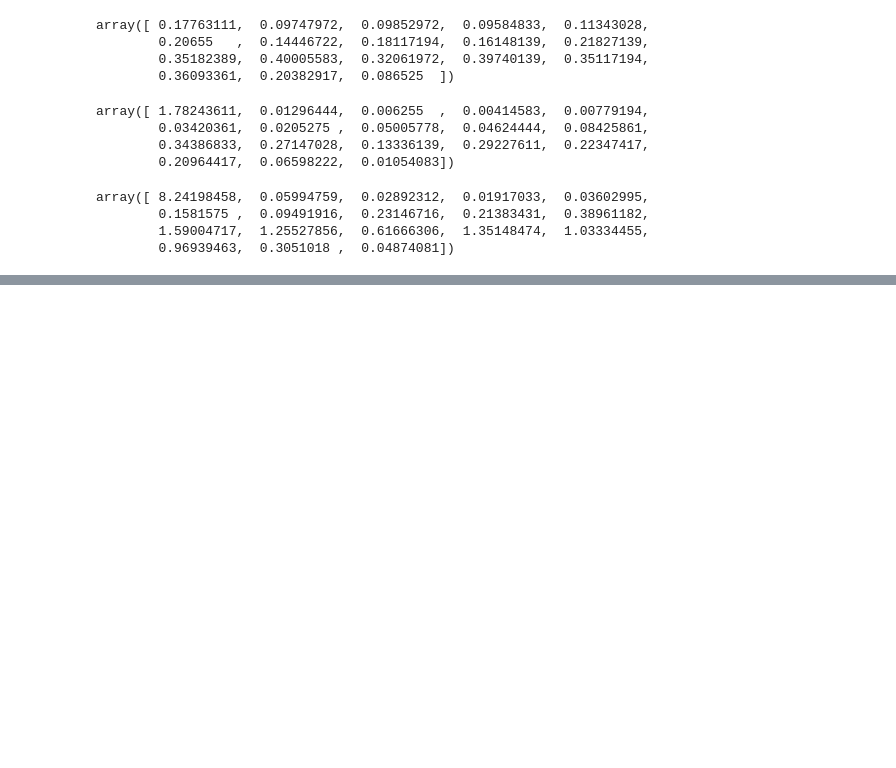
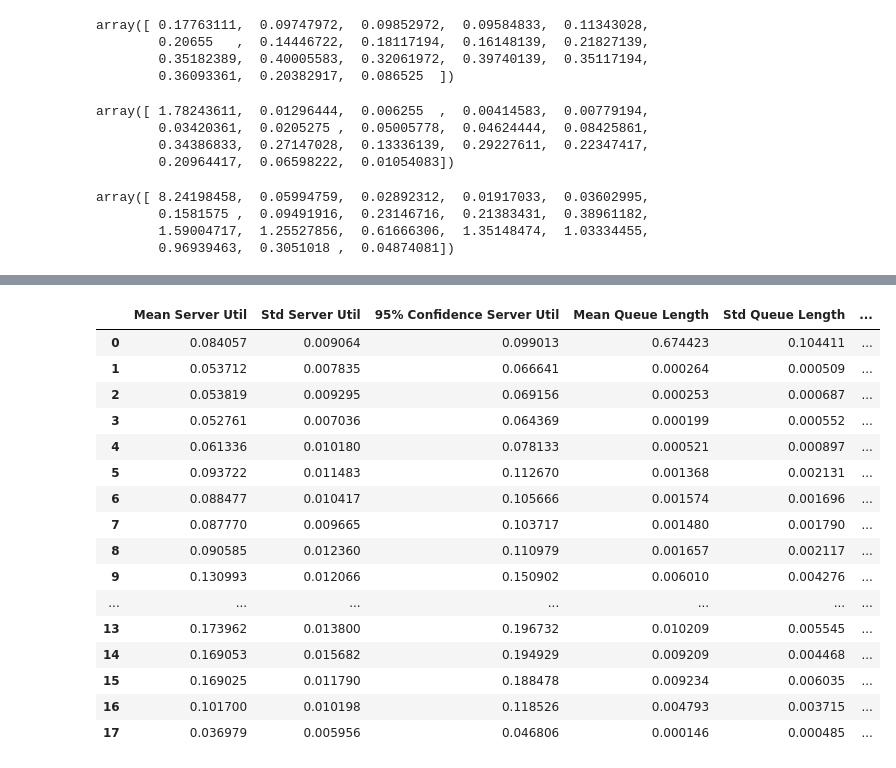
Before and after one commit to spkelle2/IE_413, a Jupyter notebook: project/output_analysis.ipynb, the cells around one changed output, grey strips where cells are left out. Saved outputs shown, nothing was run; the diff lists cells and outputs as text; code cells hidden in the pictures; blank space fills up the shorter version.

```diff
--- a/project/output_analysis.ipynb
+++ b/project/output_analysis.ipynb
@@ -141,0 +184,38 @@ df
+# %%
+# put all our statistics into a df
+df2 = pd.DataFrame(data=[server_util.mean(axis=1),
+                        server_util.std(axis=1, ddof=1),
+                        server_util.mean(axis=1)+1.65*server_util.std(axis=1, ddof=1),
+                        average_queue.mean(axis=1),
+                        average_queue.std(axis=1, ddof=1),
+                        average_queue.mean(axis=1)+1.65*average_queue.std(axis=1, ddof=1),
+                        average_wait.mean(axis=1),
+                        average_wait.std(axis=1, ddof=1),
+                        average_wait.mean(axis=1)+1.65*average_wait.std(axis=1, ddof=1)])
+
+# the data was in rows instead of columns so transpose it
+df2 = pd.DataFrame(np.transpose(df2.values))
+
+df2.columns = ['Mean Server Util', 'Std Server Util', '95% Confidence Server Util',
+              'Mean Queue Length', 'Std Queue Length',
+              '95% Confidence Queue Length', 'Mean Wait (s)', 'Std Wait (s)',
+              '95% Confidence Wait (s)']
+df2
+# %% [output]
+|  | Mean Server Util | Std Server Util | 95% Confidence Server Util | Mean Queue Length | Std Queue Length | ... |
+| 0 | 0.084057 | 0.009064 | 0.099013 | 0.674423 | 0.104411 | ... |
+| 1 | 0.053712 | 0.007835 | 0.066641 | 0.000264 | 0.000509 | ... |
+| 2 | 0.053819 | 0.009295 | 0.069156 | 0.000253 | 0.000687 | ... |
+| 3 | 0.052761 | 0.007036 | 0.064369 | 0.000199 | 0.000552 | ... |
+| 4 | 0.061336 | 0.010180 | 0.078133 | 0.000521 | 0.000897 | ... |
+| 5 | 0.093722 | 0.011483 | 0.112670 | 0.001368 | 0.002131 | ... |
+| 6 | 0.088477 | 0.010417 | 0.105666 | 0.001574 | 0.001696 | ... |
+| 7 | 0.087770 | 0.009665 | 0.103717 | 0.001480 | 0.001790 | ... |
+| 8 | 0.090585 | 0.012360 | 0.110979 | 0.001657 | 0.002117 | ... |
+| 9 | 0.130993 | 0.012066 | 0.150902 | 0.006010 | 0.004276 | ... |
+| ... | ... | ... | ... | ... | ... | ... |
+| 13 | 0.173962 | 0.013800 | 0.196732 | 0.010209 | 0.005545 | ... |
+| 14 | 0.169053 | 0.015682 | 0.194929 | 0.009209 | 0.004468 | ... |
+| 15 | 0.169025 | 0.011790 | 0.188478 | 0.009234 | 0.006035 | ... |
+| 16 | 0.101700 | 0.010198 | 0.118526 | 0.004793 | 0.003715 | ... |
+| 17 | 0.036979 | 0.005956 | 0.046806 | 0.000146 | 0.000485 | ... |
```
Also changed, not shown: parts of 3 cells of this notebook.
